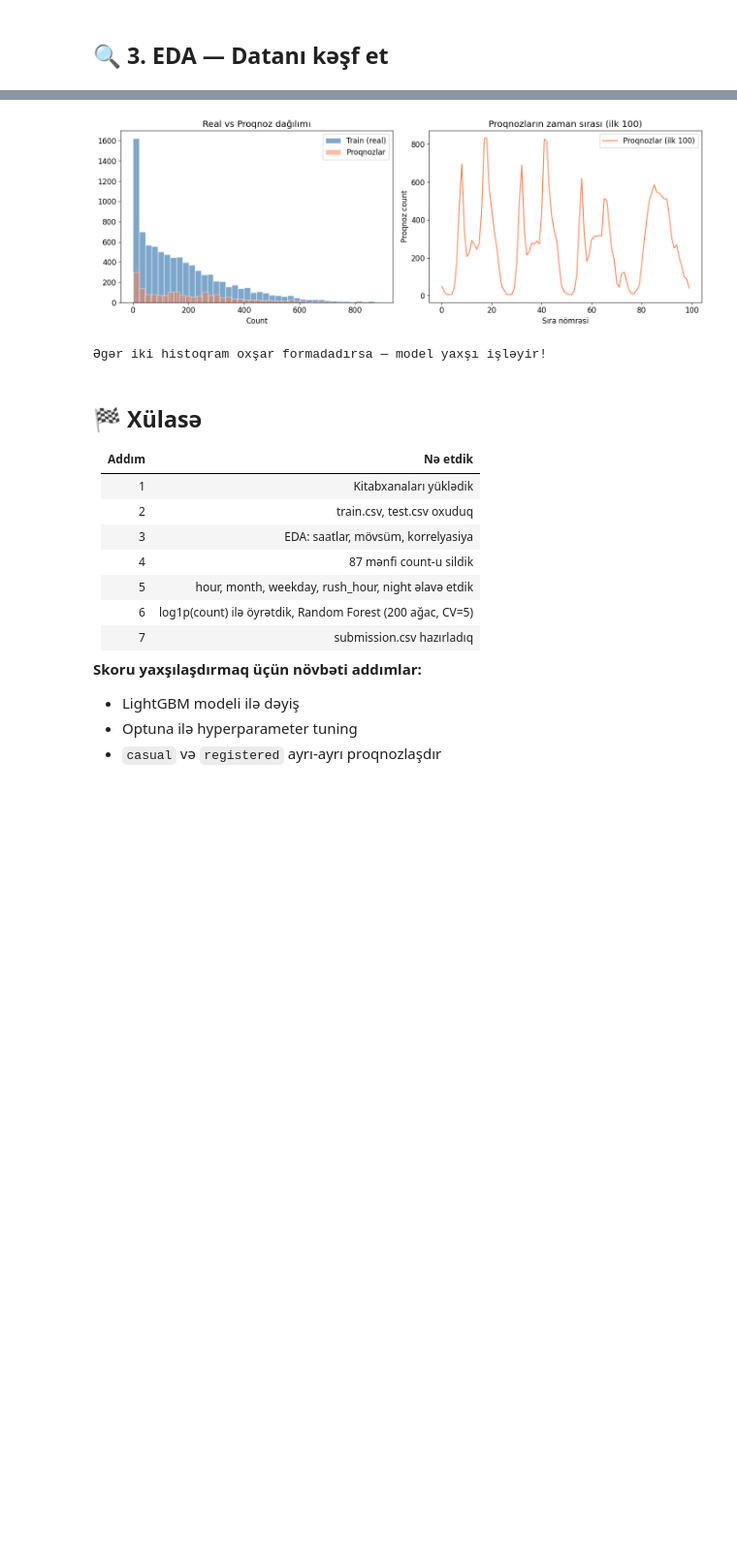
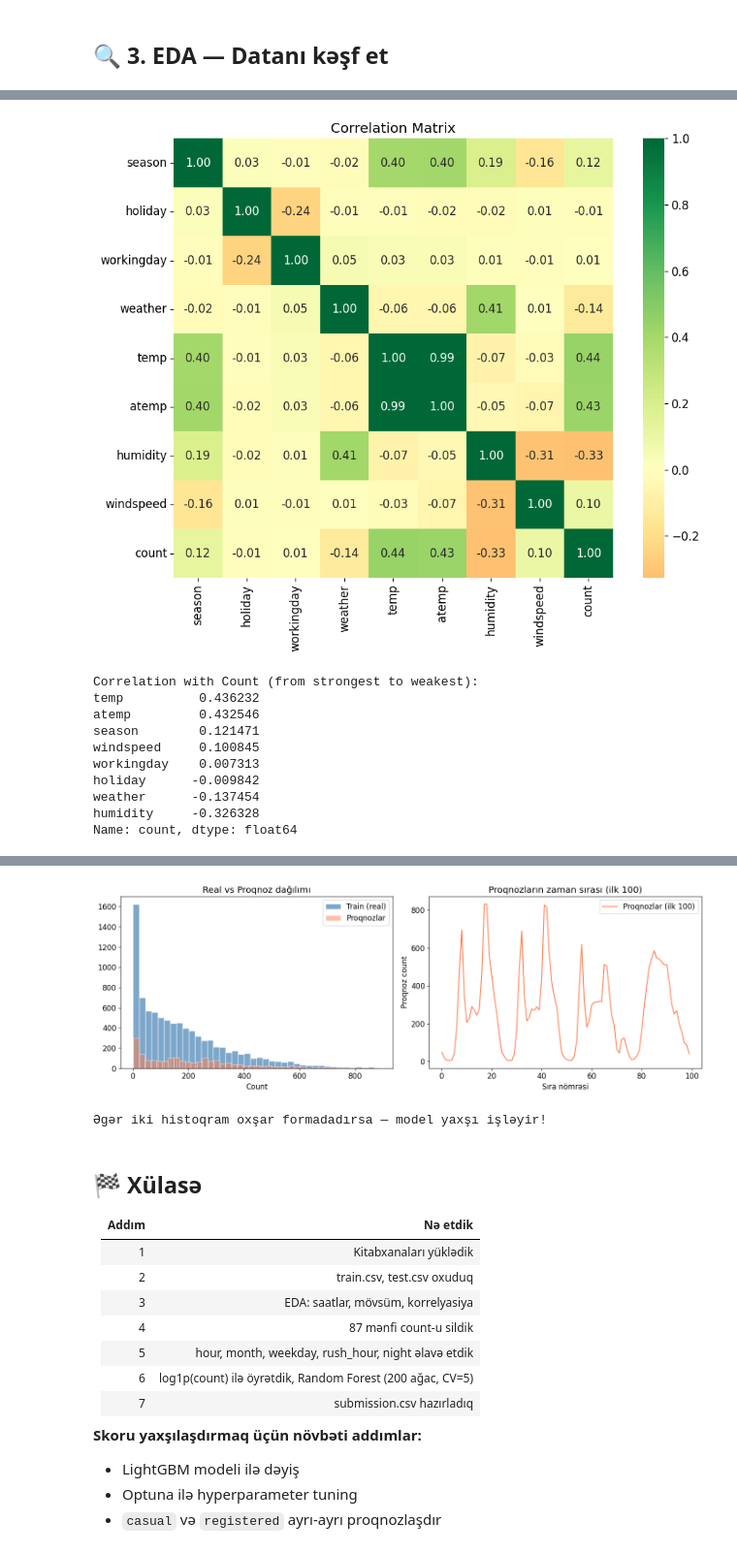
Before and after one commit to shamilnb/my_work, a Jupyter notebook: hlbt_baku_bike.ipynb, the cells around one changed output, grey strips where cells are left out. Shown at 97% size. Cells and saved outputs as stored; diff of their text form; code cells hidden in the pictures; blank space fills up the shorter version.

```diff
--- a/hlbt_baku_bike.ipynb
+++ b/hlbt_baku_bike.ipynb
@@ -480,0 +175,36 @@ Kaggle-a yükləmək üçün bu faylı istifadə et.
+# %%
+# Correlation matrix — which feature is most closely related to count?
+# Correlation: +1 = perfect positive, -1 = perfect negative, 0 = no relationship
+
+num_cols = ['season','holiday','workingday','weather','temp',
+            'atemp','humidity','windspeed','count']
+
+corr = train[num_cols].corr()
+
+plt.figure(figsize=(10, 8))
+sns.heatmap(
+    corr,
+    annot=True,      # Show values
+    fmt='.2f',       # 2 decimal digits
+    cmap='RdYlGn',   # Red (negative) → Green (positive)
+    center=0,        # 0 in the center
+    square=True
+)
+plt.title('Correlation Matrix')
+plt.tight_layout()
+plt.show()
+
+print('Correlation with Count (from strongest to weakest):')
+print(corr['count'].drop('count').sort_values(ascending=False))
+# %% [output]
+[figure, added]
+Correlation with Count (from strongest to weakest):
+temp          0.436232
+atemp         0.432546
+season        0.121471
+windspeed     0.100845
+workingday    0.007313
+holiday      -0.009842
+weather      -0.137454
+humidity     -0.326328
+Name: count, dtype: float64
```
Also changed, not shown: parts of 42 cells of this notebook.
